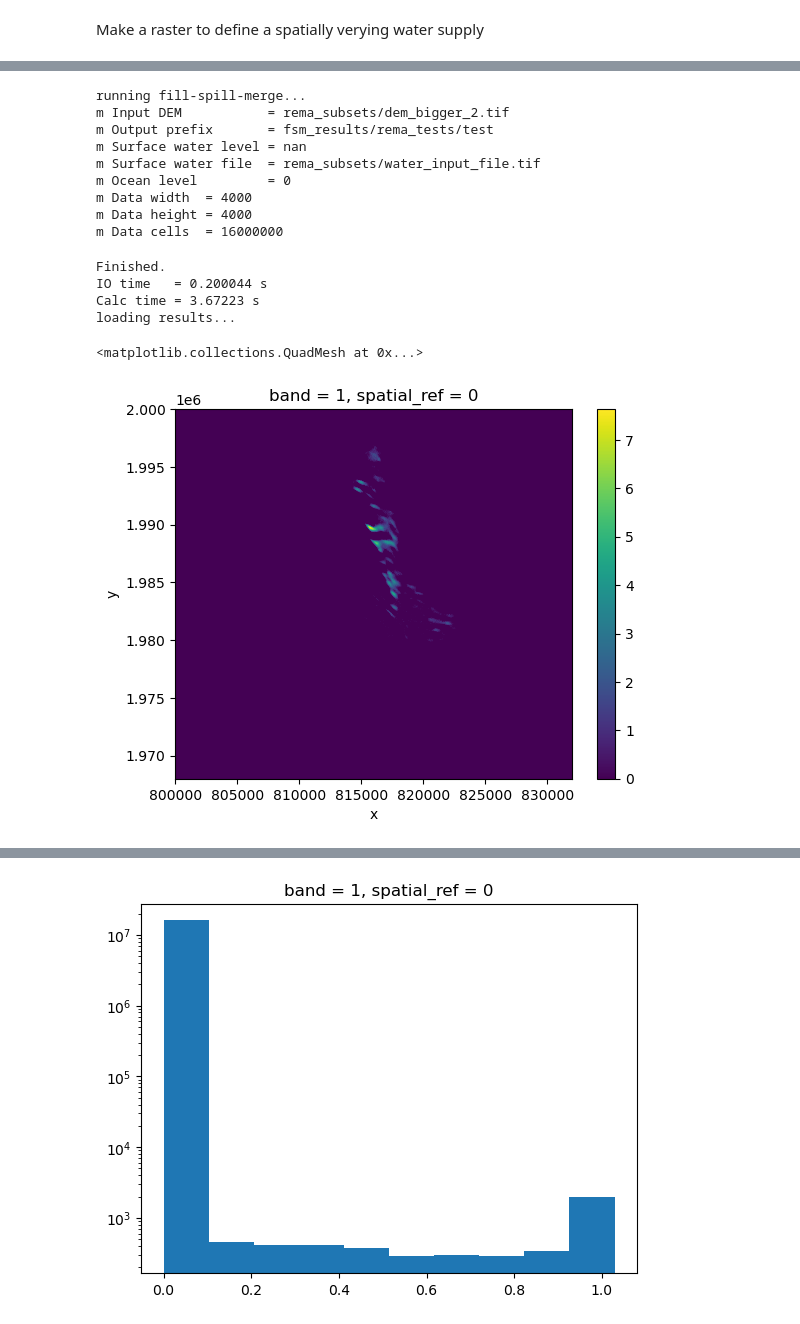
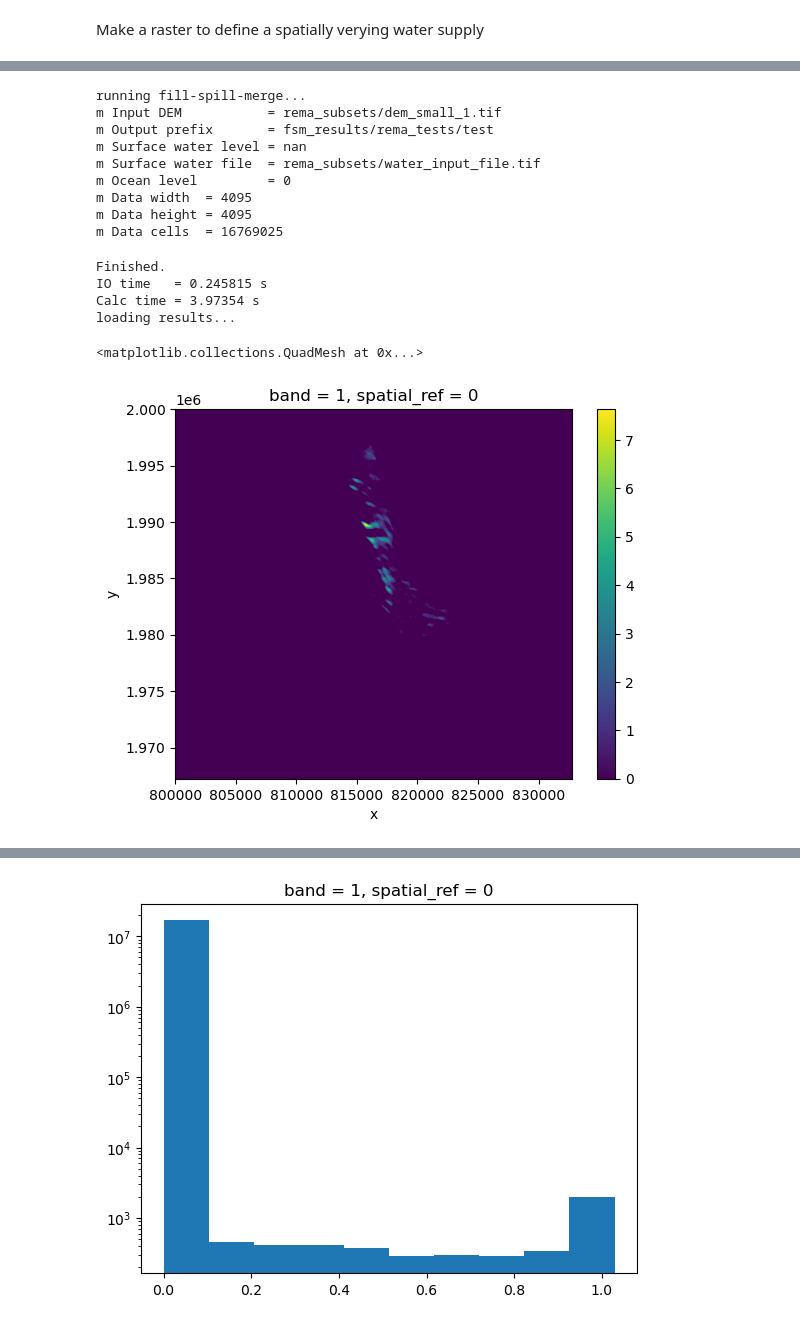
Before and after one commit to jkingslake/BFRN_meltwater, a Jupyter notebook: python/notebooks/fsm_on_rema.ipynb, the cells around one changed output, grey strips where cells are left out. Drawn from its saved outputs; the diff is of its cells as text; code cells hidden in the pictures.

```diff
--- a/python/notebooks/fsm_on_rema.ipynb
+++ b/python/notebooks/fsm_on_rema.ipynb
@@ -17,14 +17,3 @@ import hvplot.xarray # noqa
 [interactive output not drawn]
 [interactive output not drawn]
 [interactive output not drawn]
-# %%
-path_to_fsm = "../../../Barnes2020-FillSpillMerge/build/fsm.exe"
-dem_filename = "/Users/jkingslake/Documents/science/meltwater_routing/BFRN_meltwater/python/notebooks/rema_subsets/downloaded.dem"
-
-#dem_filename = "/Users/jkingslake/Documents/science/meltwater_routing/BFRN_meltwater/python/notebooks/fsm_results/simple_tests/downloaded.dem"
-
-prefix = "fsm_results/rema_tests/test"
-sea_level = -100.0
-uniform_water_input = 1.0
-
-os.system(f"{path_to_fsm} {dem_filename} {prefix} {sea_level} --swl={uniform_water_input}")
@@ -44,10 +19,0 @@ Calc time = 0.00053425 s
-# %%
-path_to_fsm = "../../../Barnes2020-FillSpillMerge/build/fsm.exe"
-dem_filename = "rema_subsets/dem_small_2.tif"
-#dem_filename = "/Users/jkingslake/Documents/science/meltwater_routing/BFRN_meltwater/python/notebooks/fsm_results/simple_tests/downloaded.dem"
-#dem_filename = "/Users/jkingslake/Documents/science/meltwater_routing/results-not-in-github/dem_small_2.tif"
-prefix = "fsm_results/rema_tests/test"
-sea_level = 0.0
-uniform_water_input = 0.1
-
-os.system(f"{path_to_fsm} {dem_filename} {prefix} {sea_level} --swl={uniform_water_input}")
@@ -143,13 +97,12 @@ def fsm(dem_filename,
         sea_level=0.0):
 
     print("running fill-spill-merge...")
-    path_to_fsm = "../../../Barnes2020-FillSpillMerge/build/fsm.exe"
 
     if uniform_water_input is not None:
-        os.system(f"{path_to_fsm} {dem_filename} {prefix} {sea_level} --swl={uniform_water_input}")
+        os.system(f"../build/fsm.exe {dem_filename} {prefix} {sea_level} --swl={uniform_water_input}")
 
     if water_input_file is not None:
-        os.system(f"{path_to_fsm} {dem_filename} {prefix} {sea_level} --swf={water_input_file}")
+        os.system(f"../build/fsm.exe {dem_filename} {prefix} {sea_level} --swf={water_input_file}")
 
     if uniform_water_input is None and water_input_file is None:
         raise ValueError("Must specify either uniform_water_input or water_input_file")
@@ -161,7 +114,7 @@ def fsm(dem_filename,
     #labels = rioxarray.open_rasterio(prefix + "label.tif").squeeze()
 
     return wtd
-wtd = fsm("/Users/jkingslake/Documents/science/meltwater_routing/BFRN_meltwater/python/notebooks/rema_subsets/dem_bigger_2.tif", uniform_water_input=1)   # again, this makes a tif without georeferencing
+wtd = fsm("rema_subsets/dem_small_1.tif", uniform_water_input=1)   # again, this makes a tif without geograeferencing
 
 wtd.plot()
 # %% [output]
@@ -205,21 +156,21 @@ plt.show()
 # %%
-wtd1 = fsm("rema_subsets/dem_small_2.tif", water_input_file="rema_subsets/water_input_file.tif")
+wtd1 = fsm("rema_subsets/dem_small_1.tif", water_input_file="rema_subsets/water_input_file.tif")
 wtd1.plot()
 # %% [output]
 running fill-spill-merge...
-m Input DEM           = rema_subsets/dem_bigger_2.tif
+m Input DEM           = rema_subsets/dem_small_1.tif
 m Output prefix       = fsm_results/rema_tests/test
 m Surface water level = nan
 m Surface water file  = rema_subsets/water_input_file.tif
 m Ocean level         = 0
-m Data width  = 4000
-m Data height = 4000
-m Data cells  = 16000000
+m Data width  = 4095
+m Data height = 4095
+m Data cells  = 16769025
 Finished.
-IO time   = 0.200044 s
-Calc time = 3.67223 s
+IO time   = 0.245815 s
+Calc time = 3.97354 s
 loading results...
 <matplotlib.collections.QuadMesh at 0x...>
-[figure, old version]
+[figure, new version]
 # %%
 water, water_input_file =create_water_input_file(dem, 20)
```
Also changed, not shown: parts of 15 cells of this notebook, 2 other files.
